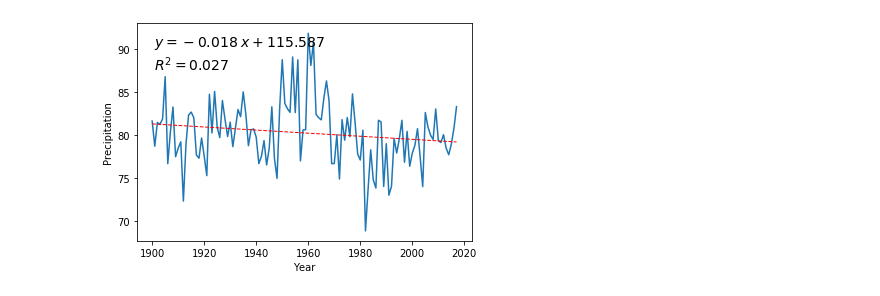
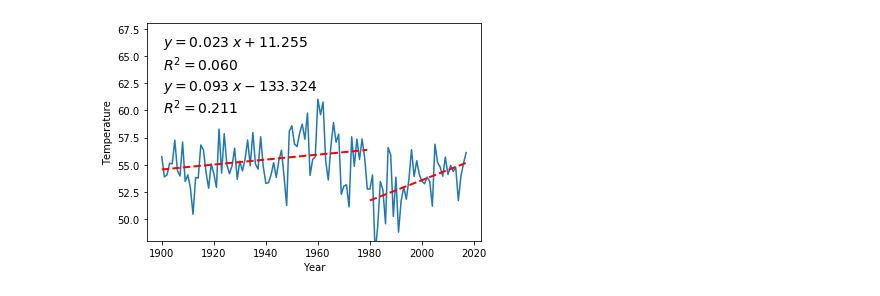
Before and after one commit to cjcarlson/falciparum, a Jupyter notebook: 04 - Climate Trends.ipynb, the cells around one changed output. Saved outputs shown, nothing was run; the diff lists cells and outputs as text; code cells hidden in the pictures.

```diff
--- a/04 - Climate Trends.ipynb
+++ b/04 - Climate Trends.ipynb
@@ -32,0 +25,4 @@ count
+# %%
+gdf = gpd.read_file('/Users/bublai/Dropbox/ruins_remote_sensing/malaria/AfricaADM1.shp')
+gdf['OBJECTID'] = list(map(lambda x: int(x),gdf['OBJECTID']))
+gdf = gdf.set_index('OBJECTID')
@@ -33,3 +61,8 @@ count
+# %%
+l = []
+for tup in df.itertuples():
+    l.append(areas[tup[2]])
+df['areas'] = l
 # %%
 df
 # %% [output]
@@ -83,3 +86,14 @@ avg_pre
+# %%
+weighted_avg_gen = lambda data: lambda dfx: (dfx[data] * dfx["areas"]).sum() / dfx["areas"].sum()
+avg_temp_pre = df_pre.groupby('year').apply(weighted_avg_gen('temp'))
+avg_temp_post = df_post.groupby('year').apply(weighted_avg_gen('temp'))
+avg_temp_total = df.groupby('year').apply(weighted_avg_gen('temp'))
+avg_ppt_pre = df_pre.groupby('year').apply(weighted_avg_gen('ppt'))
+avg_ppt_post = df_post.groupby('year').apply(weighted_avg_gen('ppt'))
+avg_ppt_total = df.groupby('year').apply(weighted_avg_gen('ppt'))
+avg_pre = df_pre.groupby('year').mean()
+avg_post = df_post.groupby('year').mean()
+avg_total = df.groupby('year').mean()
 # %%
 fig = plt.figure()
 ax1 = fig.add_subplot()
@@ -173,18 +216,29 @@ plt.savefig('/Users/bublai/Dropbox/ruins_remote_sensing/malaria/ppt_post.png')
 # %%
 fig = plt.figure()
 ax1 = fig.add_subplot()
-ax1.set_ylabel('Precipitation')
+ax1.set_ylabel('Temperature')
 ax1.set_xlabel('Year')
-x = avg_total.index.values
-y = avg_total['ppt']
+x = avg_ppt_total.index.values
+y = avg_ppt_total.values
 plt.plot(x,y)
-z = np.polyfit(x, y, 1)
-y_hat = np.poly1d(z)(x)
+plt.ylim(48,68)
 
-plt.plot(x, y_hat, "r--", lw=1)
-text = f"$y={z[0]:0.3f}\;x{z[1]:+0.3f}$\n$R^2 = {r2_score(y,y_hat):0.3f}$"
-plt.gca().text(0.05, 0.95, text,transform=plt.gca().transAxes,
+z1 = np.polyfit(x[:80], y[:80], 1)
+y_hat1 = np.poly1d(z1)(x[:80])
+
+z2 = np.polyfit(x[80:], y[80:], 1)
+y_hat2 = np.poly1d(z2)(x[80:])
+
+plt.plot(x[:80], y_hat1, "r--", lw=2)
+text1 = f"$y={z1[0]:0.3f}\;x{z1[1]:+0.3f}$\n$R^2 = {r2_score(y[:80],y_hat1):0.3f}$"
+plt.gca().text(0.05, 0.95, text1,transform=plt.gca().transAxes,
      fontsize=14, verticalalignment='top')
+
+plt.plot(x[80:], y_hat2, "r--", lw=2)
+text2 = f"$y={z2[0]:0.3f}\;x{z2[1]:+0.3f}$\n$R^2 = {r2_score(y[80:],y_hat2):0.3f}$"
+plt.gca().text(0.05, 0.75, text2,transform=plt.gca().transAxes,
+     fontsize=14, verticalalignment='top')
+
 plt.savefig('/Users/bublai/Dropbox/ruins_remote_sensing/malaria/ppt_all.png')
 # %% [output]
-[figure, old version]
+[figure, new version]
```
Also changed, not shown: parts of 17 cells of this notebook, 1 other file.
